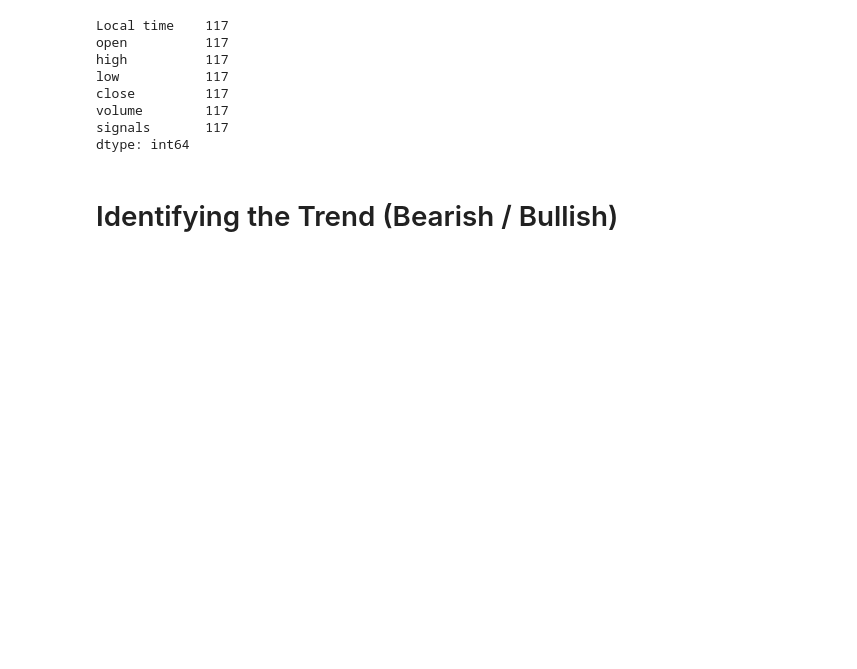
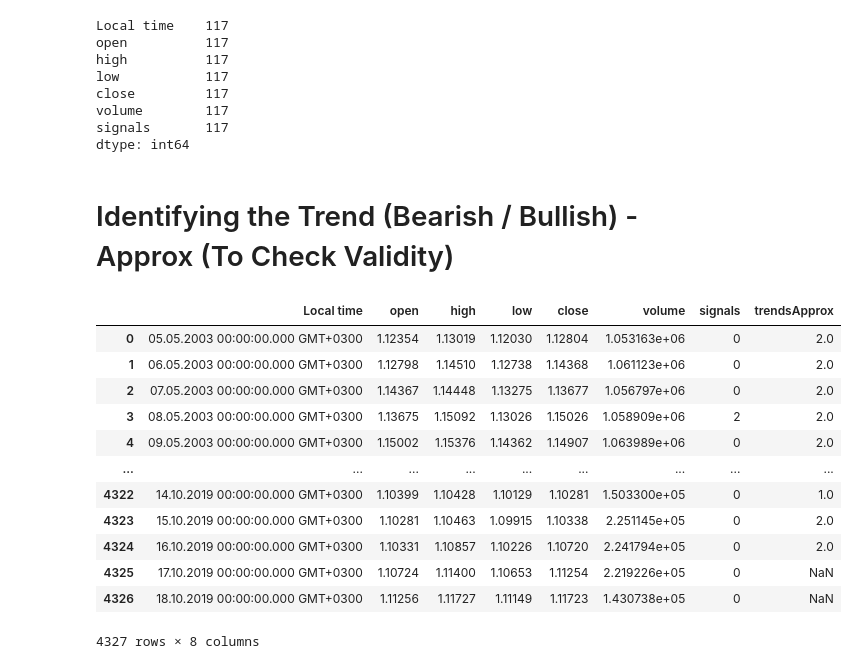
Before and after one commit to Sparsh-Kumar/Bullish-Bearish-Engulfing-Pattern, a Jupyter notebook: Bullish&Bearish_Engulfing_Patterns.ipynb, the cells around one changed output. Saved outputs shown, nothing was run; the diff lists cells and outputs as text; code cells hidden in the pictures; blank space fills up the shorter version.

Commit message:
added some more conditions to identify bullish & bearish engulfing trends.

```diff
--- a/Bullish&Bearish_Engulfing_Patterns.ipynb
+++ b/Bullish&Bearish_Engulfing_Patterns.ipynb
@@ -182,7 +182,7 @@ volume        117
 signals       117
 dtype: int64
 # %% [markdown]
-# Identifying the Trend (Bearish / Bullish)
+# Identifying the Trend (Bearish / Bullish) - Approx (To Check Validity)
 # %%
 def IdentifyTrend(dataFrame, barsFront):
     dataFrameLength = len(dataFrame)
@@ -195,10 +195,28 @@ def IdentifyTrend(dataFrame, barsFront):
     for counterLine in range(0, dataFrameLength - (barsFront - 1)):
         for limit in range(1, barsFront + 1):
             if (highArray[counterLine + limit] - max(closeArray[counterLine], openArray[counterLine])) > differenceInPips:
-                trendArray[counterLine] = 2 # Upward Trend.
+                trendArray[counterLine] = 2 # Upward or Bullish Trend.
                 break
             elif (min(openArray[counterLine], closeArray[counterLine]) - lowArray[counterLine + limit] > differenceInPips):
-                trendArray[counterLine] = 1 # Downward Trend.
+                trendArray[counterLine] = 1 # Downward or Bearish Trend.
                 break
             else:
                 trendArray[counterLine] = 0 # No clear Trend.
+    df['trendsApprox'] = trendArray
+    return df
+# %%
+IdentifyTrend(df, 3)
+# %% [output]
+|  | Local time | open | high | low | close | volume | signals | trendsApprox |
+| 0 | 05.05.2003 00:00:00.000 GMT+0300 | 1.12354 | 1.13019 | 1.12030 | 1.12804 | 1.053163e+06 | 0 | 2.0 |
+| 1 | 06.05.2003 00:00:00.000 GMT+0300 | 1.12798 | 1.14510 | 1.12738 | 1.14368 | 1.061123e+06 | 0 | 2.0 |
+| 2 | 07.05.2003 00:00:00.000 GMT+0300 | 1.14367 | 1.14448 | 1.13275 | 1.13677 | 1.056797e+06 | 0 | 2.0 |
+| 3 | 08.05.2003 00:00:00.000 GMT+0300 | 1.13675 | 1.15092 | 1.13026 | 1.15026 | 1.058909e+06 | 2 | 2.0 |
+| 4 | 09.05.2003 00:00:00.000 GMT+0300 | 1.15002 | 1.15376 | 1.14362 | 1.14907 | 1.063989e+06 | 0 | 2.0 |
+| ... | ... | ... | ... | ... | ... | ... | ... | ... |
+| 4322 | 14.10.2019 00:00:00.000 GMT+0300 | 1.10399 | 1.10428 | 1.10129 | 1.10281 | 1.503300e+05 | 0 | 1.0 |
+| 4323 | 15.10.2019 00:00:00.000 GMT+0300 | 1.10281 | 1.10463 | 1.09915 | 1.10338 | 2.251145e+05 | 0 | 2.0 |
+| 4324 | 16.10.2019 00:00:00.000 GMT+0300 | 1.10331 | 1.10857 | 1.10226 | 1.10720 | 2.241794e+05 | 0 | 2.0 |
+| 4325 | 17.10.2019 00:00:00.000 GMT+0300 | 1.10724 | 1.11400 | 1.10653 | 1.11254 | 2.219226e+05 | 0 | NaN |
+| 4326 | 18.10.2019 00:00:00.000 GMT+0300 | 1.11256 | 1.11727 | 1.11149 | 1.11723 | 1.430738e+05 | 0 | NaN |
+4327 rows × 8 columns
```
Also changed, not shown: parts of 1 cell of this notebook.
